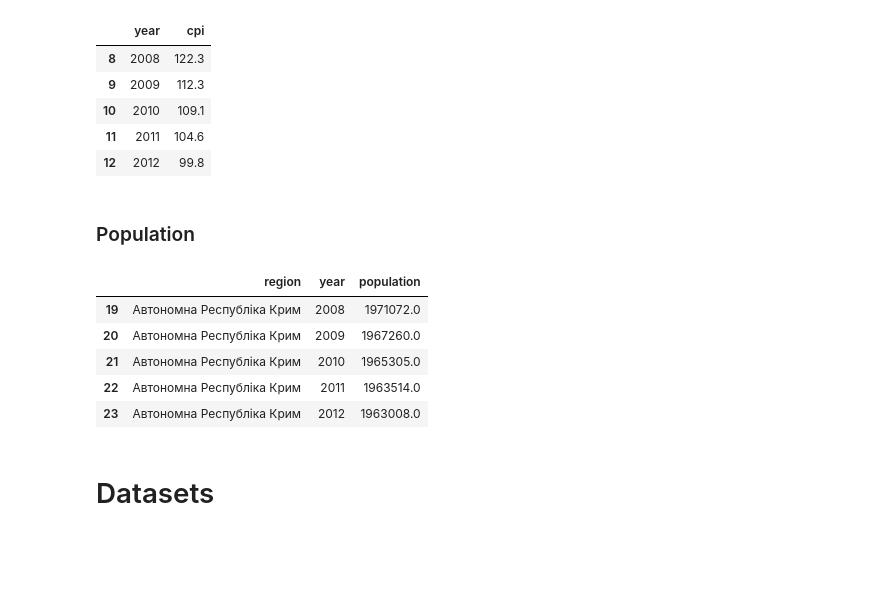
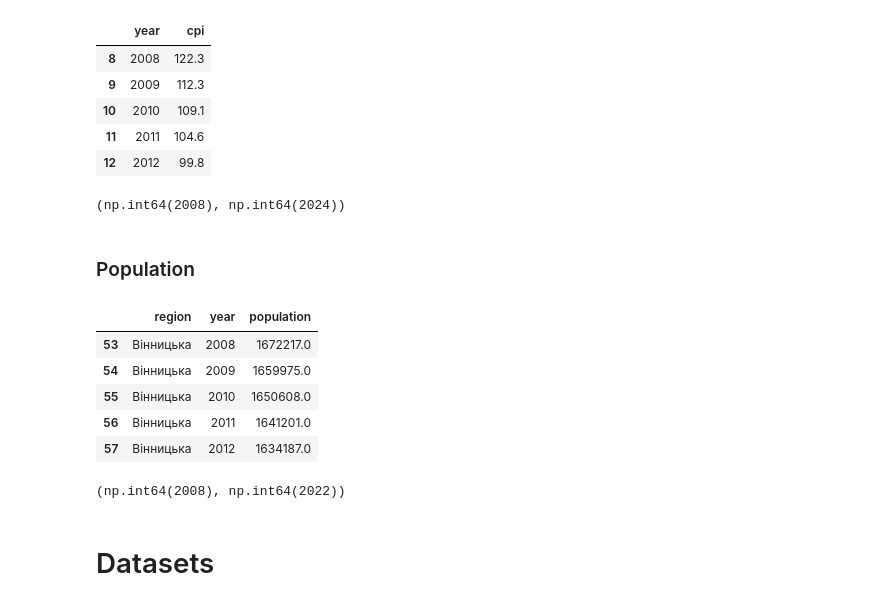
Before and after one commit to Zhukowych/cancer_incidence, a Jupyter notebook: final_dataset/merging.ipynb, the cells around one changed output. Saved outputs shown, nothing was run; the diff lists cells and outputs as text; code cells hidden in the pictures; blank space fills up the shorter version.

```diff
--- a/final_dataset/merging.ipynb
+++ b/final_dataset/merging.ipynb
@@ -2,6 +3,9 @@
 import pandas as pd
 # %% [markdown]
 # Components
+# %%
+exclude_regions = ['Автономна pеспубліка Крим', 'м.Київ', 'м.Севастополь', 'АР Крим', 'Автономна Республіка Крим', 'Автономна \nРеспубліка Крим',
+                   'Автономна\r\n Республіка Крим', 'Севастополь', 'Київ']
 # %% [markdown]
 ### Incidence by region and age groups
 # %%
@@ -151,22 +224,32 @@ cpi.head()
 | 10 | 2010 | 109.1 |
 | 11 | 2011 | 104.6 |
 | 12 | 2012 | 99.8 |
+# %%
+cpi.year.min(), cpi.year.max()
+# %% [output]
+(np.int64(2008), np.int64(2024))
 # %% [markdown]
 ### Population
 # %%
 population = pd.read_csv("population.csv")
 population = population.rename(columns={"Територіальний розріз": "region", "Період": "year", "Значення cпостереження": "population"})
 
 population = population[population["year"] >= 2008]
 
+population = population[~population.region.isin(exclude_regions)]
+
 population.head()
 # %% [output]
 |  | region | year | population |
-| 19 | Автономна Республіка Крим | 2008 | 1971072.0 |
-| 20 | Автономна Республіка Крим | 2009 | 1967260.0 |
-| 21 | Автономна Республіка Крим | 2010 | 1965305.0 |
-| 22 | Автономна Республіка Крим | 2011 | 1963514.0 |
-| 23 | Автономна Республіка Крим | 2012 | 1963008.0 |
+| 53 | Вінницька | 2008 | 1672217.0 |
+| 54 | Вінницька | 2009 | 1659975.0 |
+| 55 | Вінницька | 2010 | 1650608.0 |
+| 56 | Вінницька | 2011 | 1641201.0 |
+| 57 | Вінницька | 2012 | 1634187.0 |
+# %%
+population.year.min(), population.year.max()
+# %% [output]
+(np.int64(2008), np.int64(2022))
 # %% [markdown]
 # Datasets
 # %% [markdown]
```
Also changed, not shown: parts of 18 cells of this notebook, 7 other files.
